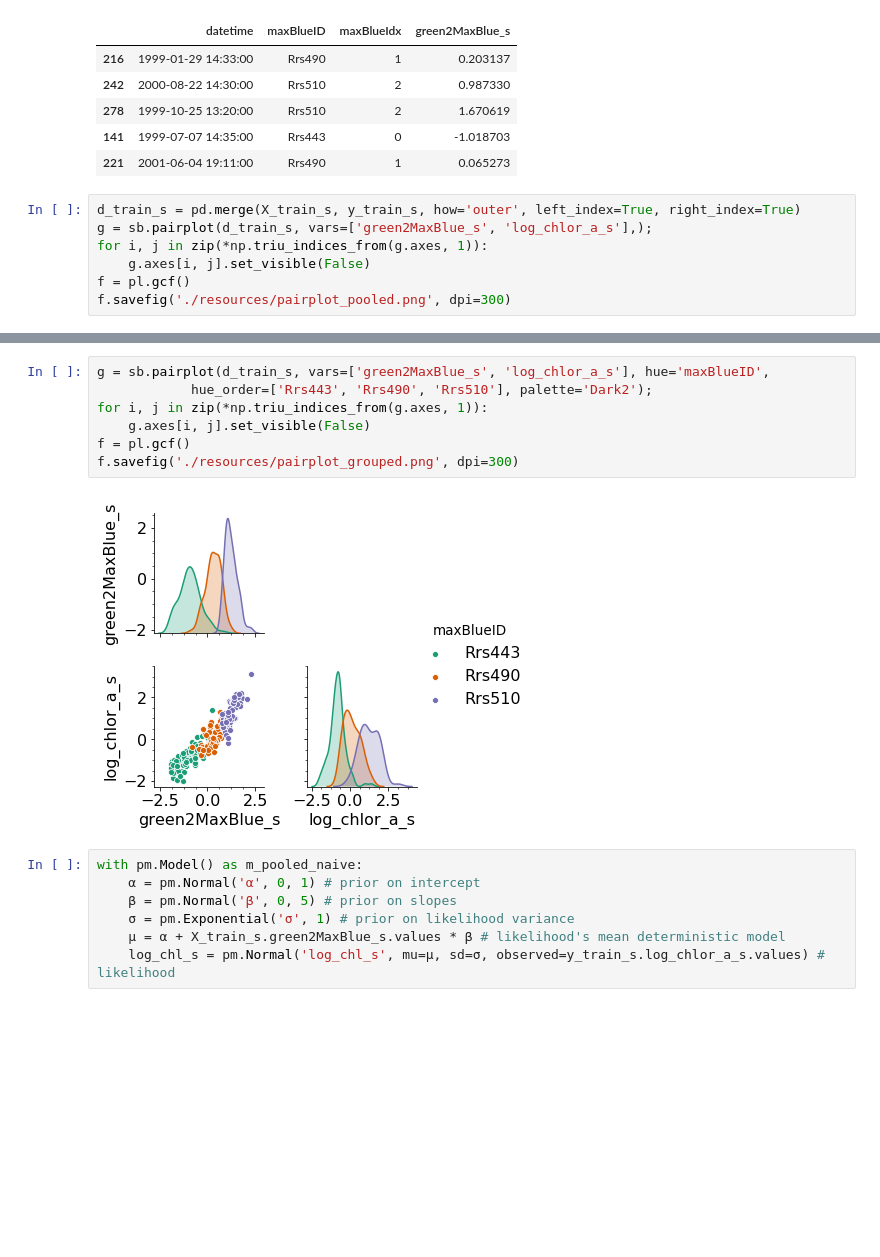
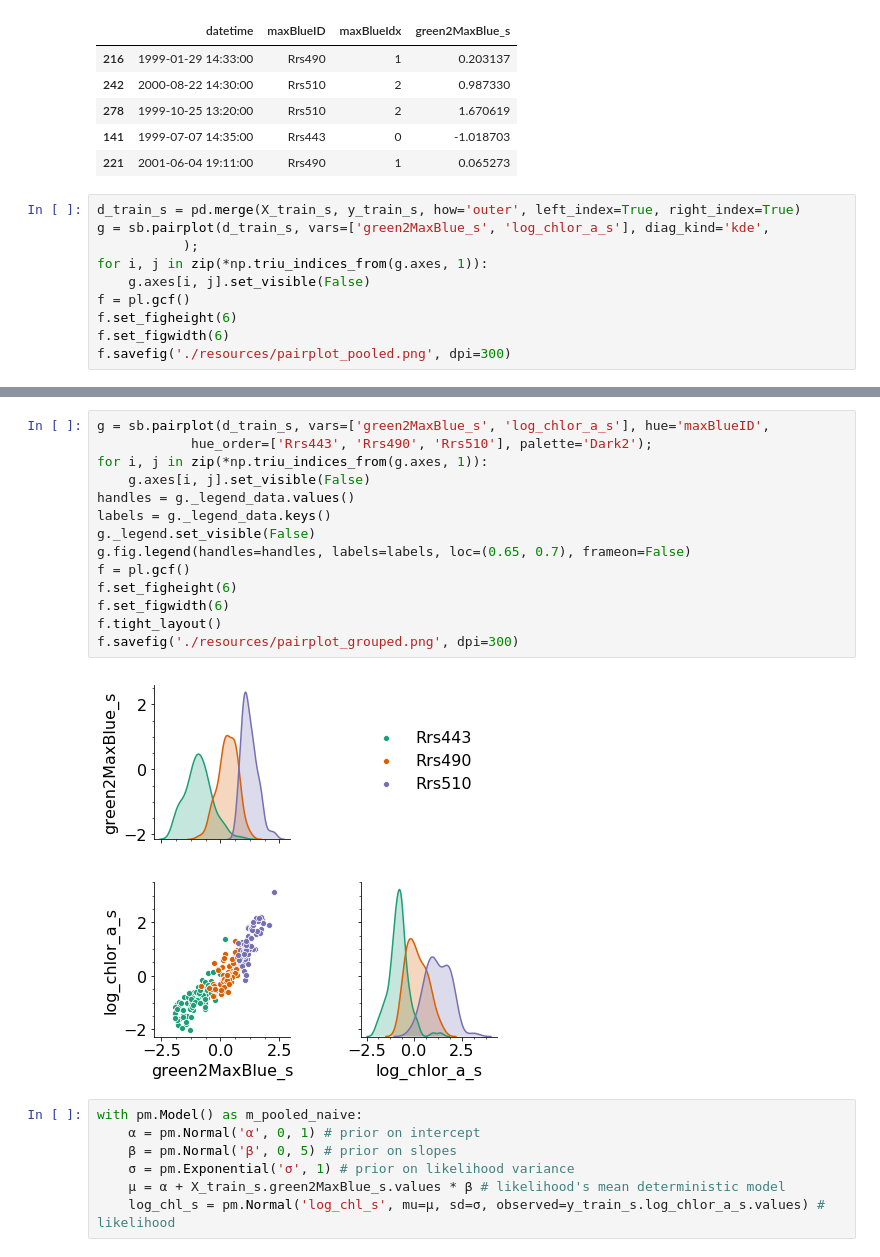
Before and after one commit to madHatter106/IOCS_BUSAN_2019, a Jupyter notebook: BUSAN2019-2-ProbabilisticProgramming.ipynb, the cells around one changed output, grey strips where cells are left out. Saved outputs shown, nothing was run; the diff lists cells and outputs as text; blank space fills up the shorter version.

```diff
--- a/BUSAN2019-2-ProbabilisticProgramming.ipynb
+++ b/BUSAN2019-2-ProbabilisticProgramming.ipynb
@@ -95,9 +110,12 @@ X_train_s.head()
 | 221 | 2001-06-04 19:11:00 | Rrs490 | 1 | 0.065273 |
 # %%
 d_train_s = pd.merge(X_train_s, y_train_s, how='outer', left_index=True, right_index=True)
-g = sb.pairplot(d_train_s, vars=['green2MaxBlue_s', 'log_chlor_a_s'],);
+g = sb.pairplot(d_train_s, vars=['green2MaxBlue_s', 'log_chlor_a_s'], diag_kind='kde',
+           );
 for i, j in zip(*np.triu_indices_from(g.axes, 1)):
     g.axes[i, j].set_visible(False)
 f = pl.gcf()
+f.set_figheight(6)
+f.set_figwidth(6)
 f.savefig('./resources/pairplot_pooled.png', dpi=300)
 # %% [output]
@@ -105,12 +125,19 @@ f.savefig('./resources/pairplot_pooled.png', dpi=300)
 # %%
 g = sb.pairplot(d_train_s, vars=['green2MaxBlue_s', 'log_chlor_a_s'], hue='maxBlueID',
             hue_order=['Rrs443', 'Rrs490', 'Rrs510'], palette='Dark2');
 for i, j in zip(*np.triu_indices_from(g.axes, 1)):
     g.axes[i, j].set_visible(False)
+handles = g._legend_data.values()
+labels = g._legend_data.keys()
+g._legend.set_visible(False)
+g.fig.legend(handles=handles, labels=labels, loc=(0.65, 0.7), frameon=False)
 f = pl.gcf()
+f.set_figheight(6)
+f.set_figwidth(6)
+f.tight_layout()
 f.savefig('./resources/pairplot_grouped.png', dpi=300)
 # %% [output]
-[figure, old version]
+[figure, new version]
 # %%
 with pm.Model() as m_pooled_naive:
     α = pm.Normal('α', 0, 1) # prior on intercept
```
Also changed, not shown: parts of 50 cells of this notebook, 4 other files.
